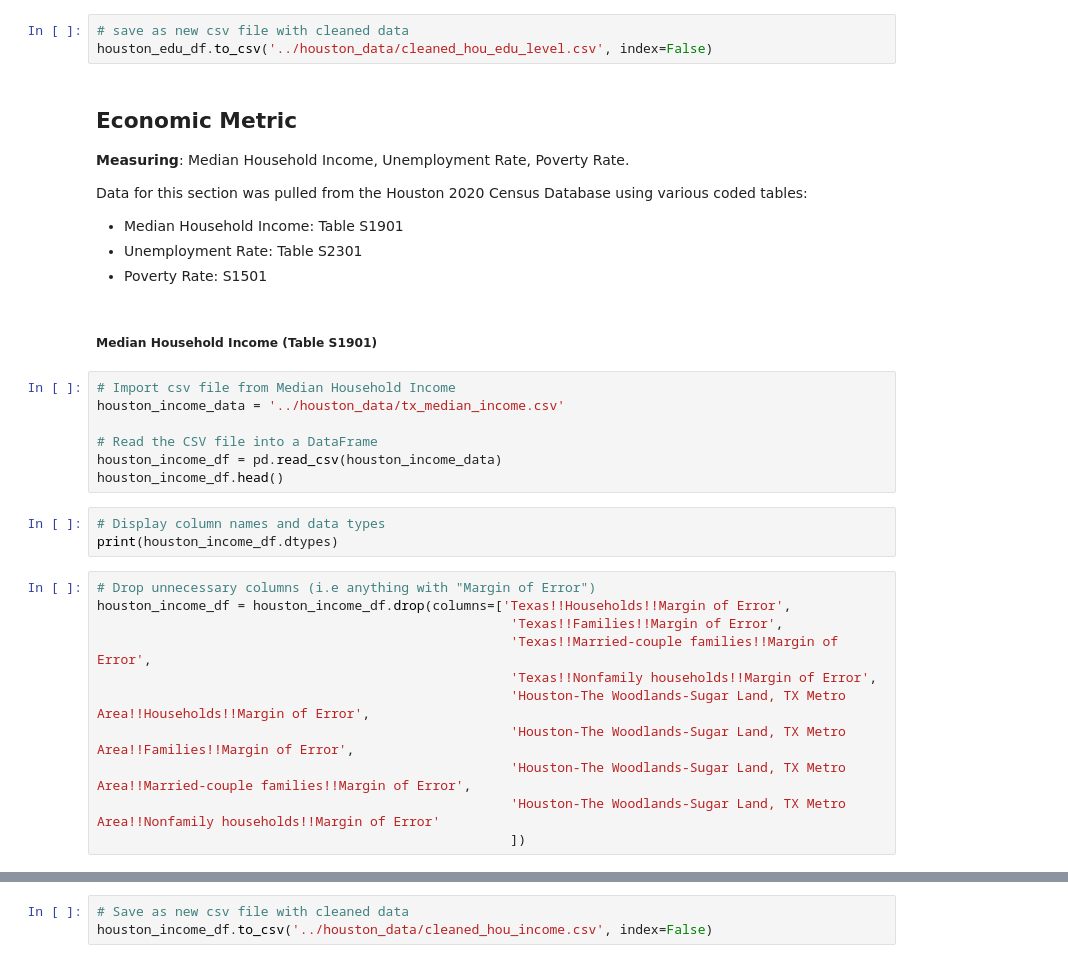
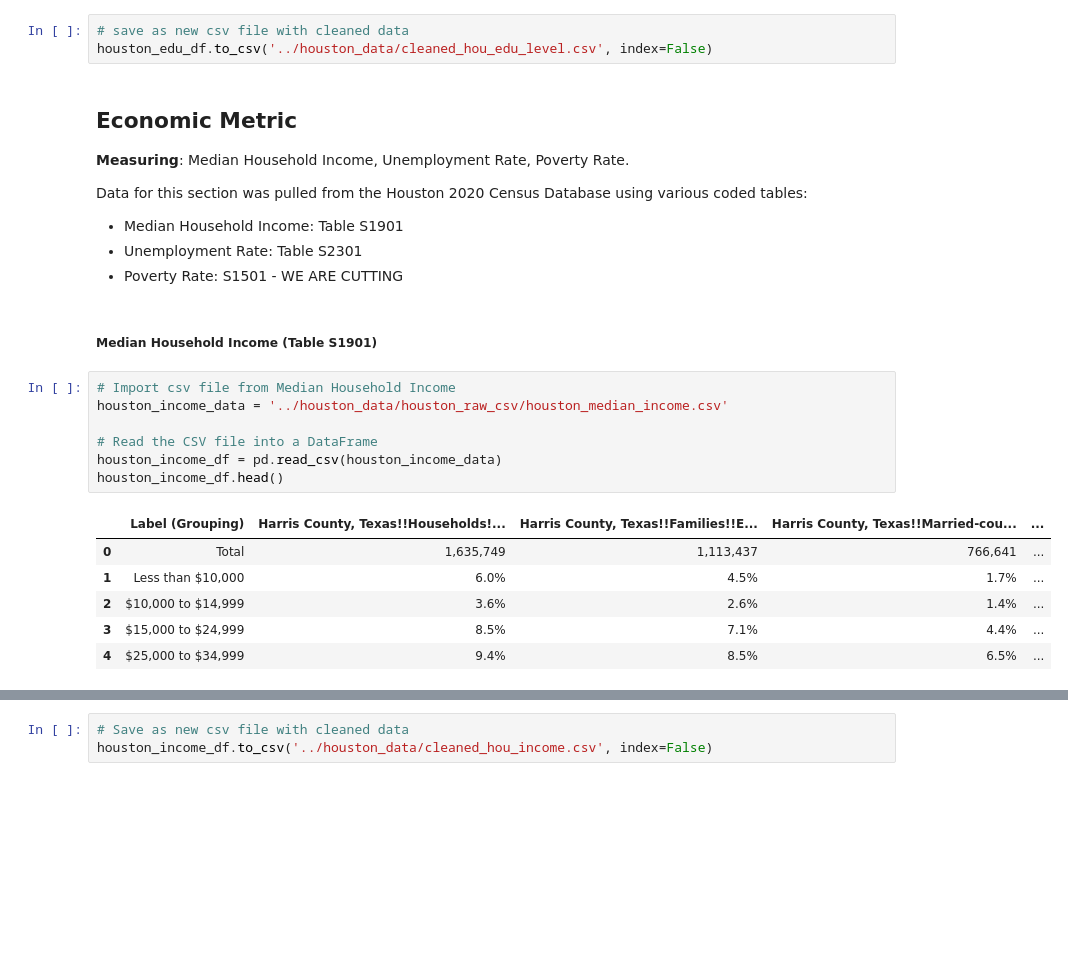
Before and after one commit to maddieemihle/major-city-visualization, a Jupyter notebook: data_files/houston_data/Houston_cleaned.ipynb, the cells around one changed output, grey strips where cells are left out. Cells and saved outputs as stored; diff of their text form; blank space fills up the shorter version.

```diff
--- a/data_files/houston_data/Houston_cleaned.ipynb
+++ b/data_files/houston_data/Houston_cleaned.ipynb
@@ -198,27 +196,20 @@ houston_edu_df.to_csv('../houston_data/cleaned_hou_edu_level.csv', index=False)
 Data for this section was pulled from the Houston 2020 Census Database using various coded tables:
 * Median Household Income: Table S1901
 * Unemployment Rate: Table S2301
-* Poverty Rate: S1501
+* Poverty Rate: S1501 - WE ARE CUTTING
 # %% [markdown]
 ##### Median Household Income (Table S1901)
 # %%
 # Import csv file from Median Household Income
-houston_income_data = '../houston_data/tx_median_income.csv'
+houston_income_data = '../houston_data/houston_raw_csv/houston_median_income.csv'
 
 # Read the CSV file into a DataFrame
 houston_income_df = pd.read_csv(houston_income_data)
 houston_income_df.head()
+# %% [output]
+|  | Label (Grouping) | Harris County, Texas!!Households!... | Harris County, Texas!!Families!!E... | Harris County, Texas!!Married-cou... | ... |
+| 0 | Total | 1,635,749 | 1,113,437 | 766,641 | ... |
+| 1 | Less than $10,000 | 6.0% | 4.5% | 1.7% | ... |
+| 2 | $10,000 to $14,999 | 3.6% | 2.6% | 1.4% | ... |
+| 3 | $15,000 to $24,999 | 8.5% | 7.1% | 4.4% | ... |
+| 4 | $25,000 to $34,999 | 9.4% | 8.5% | 6.5% | ... |
-# %%
-# Display column names and data types
-print(houston_income_df.dtypes)
-# %%
-# Drop unnecessary columns (i.e anything with "Margin of Error")
-houston_income_df = houston_income_df.drop(columns=['Texas!!Households!!Margin of Error',
-                                                     'Texas!!Families!!Margin of Error',
-                                                     'Texas!!Married-couple families!!Margin of Error',
-                                                     'Texas!!Nonfamily households!!Margin of Error',
-                                                     'Houston-The Woodlands-Sugar Land, TX Metro Area!!Households!!Margin of Error',
-                                                     'Houston-The Woodlands-Sugar Land, TX Metro Area!!Families!!Margin of Error',
-                                                     'Houston-The Woodlands-Sugar Land, TX Metro Area!!Married-couple families!!Margin of Error',
-                                                     'Houston-The Woodlands-Sugar Land, TX Metro Area!!Nonfamily households!!Margin of Error'
-                                                     ])
```
Also changed, not shown: parts of 45 cells of this notebook, 23 other files.
